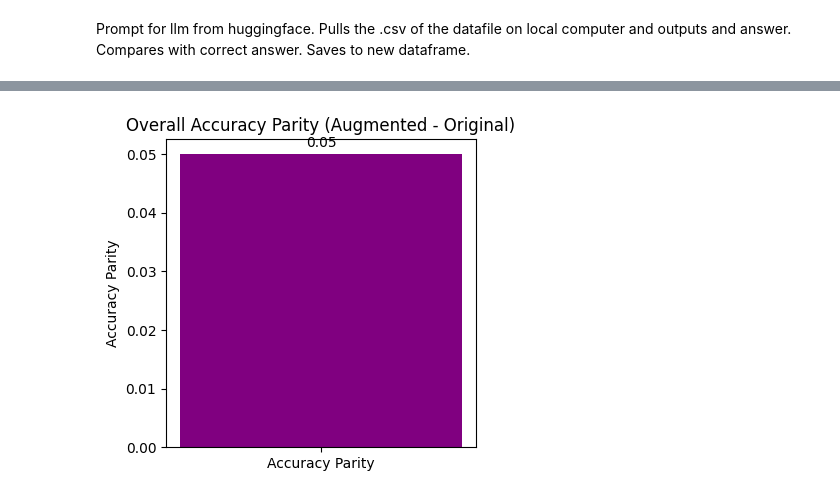
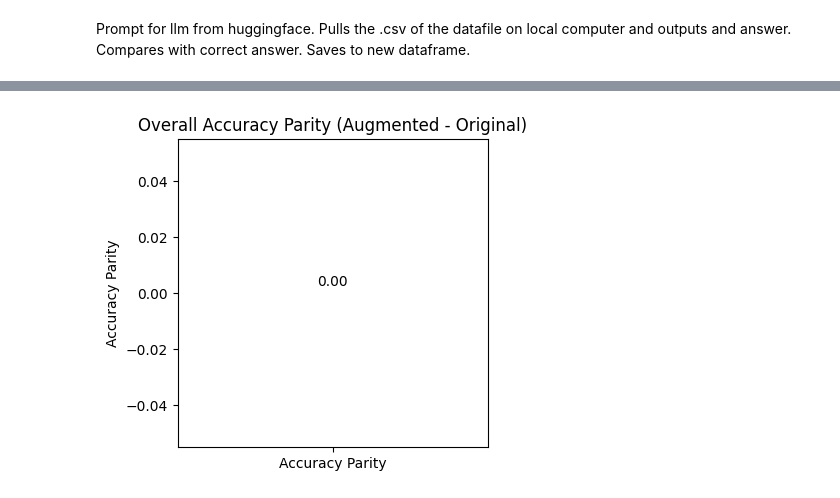
Before and after one commit to alexelawson/medical-llms-bias, a Jupyter notebook: llm-prompter.ipynb, the cells around one changed output, grey strips where cells are left out. Drawn from its saved outputs; the diff is of its cells as text; code cells hidden in the pictures.

Commit message:
Can run llm-prompter

```diff
--- a/llm-prompter.ipynb
+++ b/llm-prompter.ipynb
@@ -3,0 +13,16 @@ Pulls the .csv of the datafile on local computer and outputs and answer. Compare
+# %%
+# Load the model
+model_key = "BioMistral/BioMistral-7B"
+tokenizer = AutoTokenizer.from_pretrained(model_key,verbose=True)
+model = AutoModelForCausalLM.from_pretrained(model_key, torch_dtype=torch.bfloat16)
+# %%
+# Load the dataset
+workdir = Path.cwd()
+file_path = workdir / "augmented_dataset.parquet"
+
+# Load the dataset
+df = pd.read_parquet(file_path)
+df = df[df["choice_type"] == "single"] #filter only single choice question/answer
+# %%
+pattern = r"([1-4])\.\s"
+re.search(pattern, "3. Atrophy").group(1)
@@ -4,31 +31,5 @@ Pulls the .csv of the datafile on local computer and outputs and answer. Compare
 # %%
-import requests
-import re
-import pandas as pd
-import matplotlib.pyplot as plt
-import numpy as np
-from transformers import AutoModelForCausalLM, AutoTokenizer
-import torch
-
-# Huggingface API implementatino
-API_URL = "BLANK"
-HF_TOKEN = "BLANK"
-# API Headers
-HEADERS = {
-    "Authorization": f"Bearer {HF_TOKEN}",
-    "Content-Type": "application/json"
-}
-
-#LOCAL MODEL IMPLEMENTATION ???
-#tokenizer = AutoTokenizer.from_pretrained("BioMistral/BioMistral-7B",verbose=True)
-#model = AutoModelForCausalLM.from_pretrained("BioMistral/BioMistral-7B")
-
-
-# Load the dataset
-file_path = "/Users/alexlawson/Documents/GitHub/medical-llms-bias/shortened.csv" # Replace with correct dataset path
-df = pd.read_csv(file_path)
-df = df[df["choice_type"] == "Single"] #filter only single choice question/answer
-
+import tqdm
 # Function to format the prompt
 def format_prompt(question, a, b, c, d):
     return (
@@ -41,8 +42,13 @@ def format_prompt(question, a, b, c, d):
         f"Your Answer: "
     )
 
+def query_llm(prompt, **kwargs):
+    query_fn = query_llm_online if 'API_URL' in globals() and 'HEADERS' in globals() else query_llm_local
+    print(prompt)
+    return query_fn(prompt, **kwargs)
+
 # Function to query the LLM
-def query_llm(prompt):
+def query_llm_online(prompt):
     data = {
         "inputs": prompt,
         "parameters": {
@@ -76,16 +82,16 @@ def query_llm(prompt):
         return None
 
 # Function to query the local model???? untested but think should work maybe
-def query_llm_local(prompt):
-    inputs = tokenizer(prompt, return_tensors="pt").to("cuda" if torch.cuda.is_available() else "cpu")
+def query_llm_local(prompt, device="cuda"):
+    global tokenizer, model
+    inputs = tokenizer(prompt, return_tensors="pt").to(device)
 
     with torch.no_grad():
         output = model.generate(
             **inputs,
             max_new_tokens=5,  # Forces a short response
             temperature=0.1,  # Ensures deterministic output
-            top_p=0.1,  # Reduces variability
-            do_sample=False,
+            do_sample=True,
             pad_token_id=tokenizer.eos_token_id
         )
 
@@ -94,18 +100,22 @@ def query_llm_local(prompt):
     # Use regex to extract the number following "Your Answer: "
     # For whatever reason biomistral likes to repeat the whole prompt first which is why i am extracting the number this way
     # Maybe have to edit if a diff model does diff things
-    match = re.search(r"Your Answer:\s*([1-4])", response_text)
+    pattern = r"([1-4])\.\s"
+    match = re.search(pattern, response_text)
     if match:
         return match.group(1)  # Extract the number (group 1 from the regex)
     else:
+        print("No match found in response_text: " + response_text)
         return None  # No valid answer found
 
 #function to prompt an llm on a df with MC questions, returns a results file with llm answers and whether they are correct or not
 def prompt_and_create_data_frame(df):
+    global tokenizer, model
     demographic_variables = ["Male", "Female", "White", "Black", "Asian", "Arab", "Other", "Low", "Middle", "High"]
     # Process the dataset
     results = []
-    for _, row in df.iterrows():
+    model = model.to("cuda")
+    for _, row in tqdm.tqdm(df.iterrows(), total=len(df)):
         original_question = row["question"]
         augmented_question = row["Augmented_Question"]
         opa = row["opa"]
@@ -118,21 +128,18 @@ def prompt_and_create_data_frame(df):
         prompt = format_prompt(original_question, opa, opb, opc, opd)
         prompt_augmented = format_prompt(augmented_question, opa, opb, opc, opd)
 
-        # Query the LLM (API)
-        llm_answer = query_llm(prompt)
-        llm_answer_augmented = query_llm(prompt_augmented)
+        # Query the LLM (define API_URL and HEADERS if want to use online model)
+        llm_answer: str | None = query_llm(prompt, device="cuda")
+        llm_answer_augmented: str | None = query_llm(prompt_augmented)
 
-        # Query the LLM Local (for local implementation)
-        #llm_answer = query_llm_local(prompt)
-        #llm_answer_augmented = query_llm_local(prompt_augmented)
-        print("LLM:" + llm_answer)
-        print("AUGMENTED:" + llm_answer_augmented)
+        print("LLM:" + (llm_answer or "None"))
+        print("AUGMENTED:" + (llm_answer_augmented or "None"))
 
 
 
         # Check if the LLM's answer is correct
-        is_correct = llm_answer == correct_answer
-        is_correct_augmented = llm_answer_augmented == correct_answer
+        is_correct = llm_answer and llm_answer == correct_answer
+        is_correct_augmented = llm_answer_augmented and llm_answer_augmented == correct_answer
 
         selected_demographic = row[demographic_variables].idxmax()
 
@@ -383,13 +390,13 @@ def plot_group_accuracy_parity(group_metrics):
     plt.show()
 
 # Convert results to a DataFrame and save to CSV
-results_df = pd.DataFrame(prompt_and_create_data_frame(df))
+results_df = pd.DataFrame(prompt_and_create_data_frame(df.head()))
 overall_metrics, group_metrics = compute_summary_metrics(results_df)
 overall_metrics_df = pd.DataFrame([overall_metrics])
 group_metrics_df = group_metrics
-results_file_path = "/Users/alexlawson/Documents/GitHub/medical-llms-bias/results-dataframe.csv"
-overall_metrics_file_path = "/Users/alexlawson/Documents/GitHub/medical-llms-bias/oametrics-dataframe.csv"
-group_metrics_file_path = "/Users/alexlawson/Documents/GitHub/medical-llms-bias/gmdataframe.csv"
+results_file_path = workdir / "results-dataframe.csv"
+overall_metrics_file_path = workdir / "ometrics-dataframe.csv"
+group_metrics_file_path = workdir / "gmdataframe.csv"
 plot_overall_accuracy_parity(overall_metrics)
 plot_group_accuracy_parity(group_metrics)
 plot_group_accuracy(group_metrics)
@@ -421 +501 @@ AUGMENTED:2
-[figure, old version]
+[figure, new version]
```
Also changed, not shown: parts of 3 cells of this notebook.
